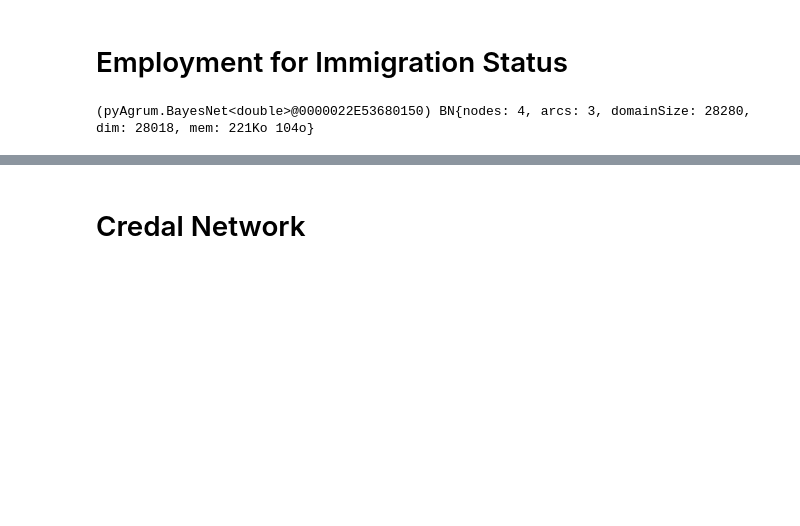
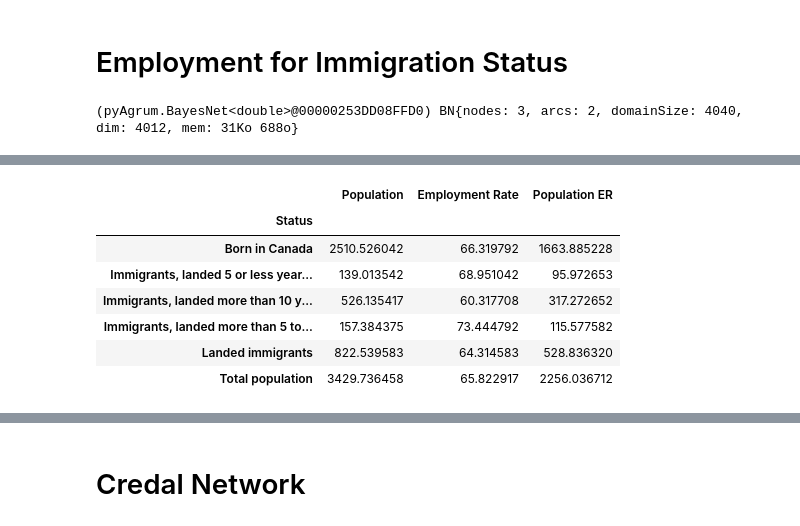
Before and after one commit to kennethkflai/MigrationForecastingLSTM, a Jupyter notebook: individual_networks.ipynb, the cells around one changed output, grey strips where cells are left out. Cells and saved outputs as stored; diff of their text form; code cells hidden in the pictures; blank space fills up the shorter version.

```diff
--- a/individual_networks.ipynb
+++ b/individual_networks.ipynb
@@ -566,25 +594,25 @@ provinceLabel = provinceLabel[:-3]
 statusLabel = ['Born in Canada', 'Immigrants, landed 5 or less years earlier',
                'Immigrants, landed more than 10 years earlier',
                'Immigrants, landed more than 5 to 10 years earlier']
-initYear = 2016
-yearLabel = [str(initYear+index) for index in range(7)]
+# initYear = 2016
+# yearLabel = [str(initYear+index) for index in range(7)]
 
-model.add(gum.LabelizedVariable('Year','Year',yearLabel))
+# model.add(gum.LabelizedVariable('Year','Year',yearLabel))
 model.add(gum.LabelizedVariable('Status','Status',statusLabel))
 model.add(gum.LabelizedVariable('Province','Province',provinceLabel))
 model.add(gum.NumericalDiscreteVariable('Employment Rate','Employment Rate',range(0,101)))
 
 model.addArc('Province','Employment Rate')
 model.addArc('Status','Employment Rate')
-model.addArc('Year','Employment Rate')
+# model.addArc('Year','Employment Rate')
 
 model.cpt("Province").fillWith(1)
 model.cpt("Status").fillWith(1)
-model.cpt("Year").fillWith(1)
+# model.cpt("Year").fillWith(1)
 
 model
 # %% [output]
-(pyAgrum.BayesNet<double>@0000022E53680150) BN{nodes: 4, arcs: 3, domainSize: 28280, dim: 28018, mem: 221Ko 104o}
+(pyAgrum.BayesNet<double>@00000253DD08FFD0) BN{nodes: 3, arcs: 2, domainSize: 4040, dim: 4012, mem: 31Ko 688o}
 # %%
 population_df = pd.read_csv("population_immigration.csv")
 er_df = pd.read_csv("employment_immigration.csv")
@@ -660,3 +687,15 @@ imm_model = model
 gnb.showInference(imm_model, evs={},size="10")
 # %% [output]
 [drawing not drawn]
+# %%
+test=pop_er_df.groupby(["Province","Status"]).mean()
+test.loc["Alberta"]
+# %% [output]
+|  | Population | Employment Rate | Population ER |
+| Status |  |  |  |
+| Born in Canada | 2510.526042 | 66.319792 | 1663.885228 |
+| Immigrants, landed 5 or less year... | 139.013542 | 68.951042 | 95.972653 |
+| Immigrants, landed more than 10 y... | 526.135417 | 60.317708 | 317.272652 |
+| Immigrants, landed more than 5 to... | 157.384375 | 73.444792 | 115.577582 |
+| Landed immigrants | 822.539583 | 64.314583 | 528.836320 |
+| Total population | 3429.736458 | 65.822917 | 2256.036712 |
```
Also changed, not shown: parts of 19 cells of this notebook, 44 other files.
